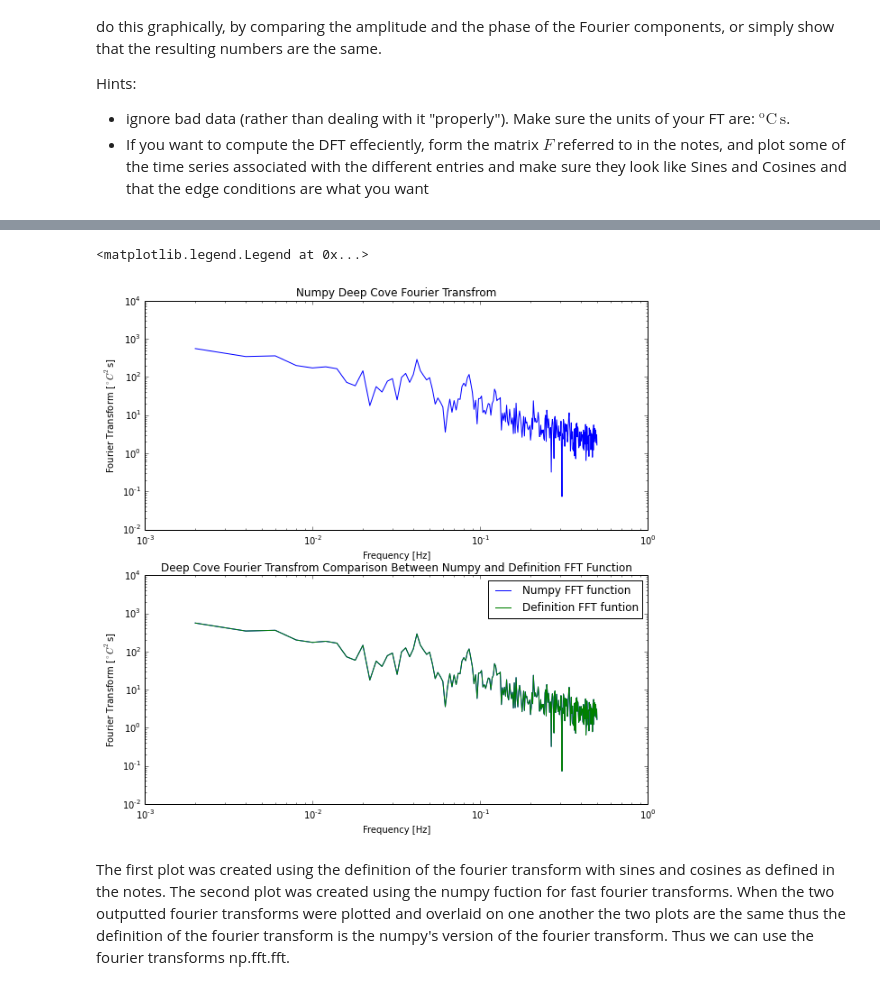
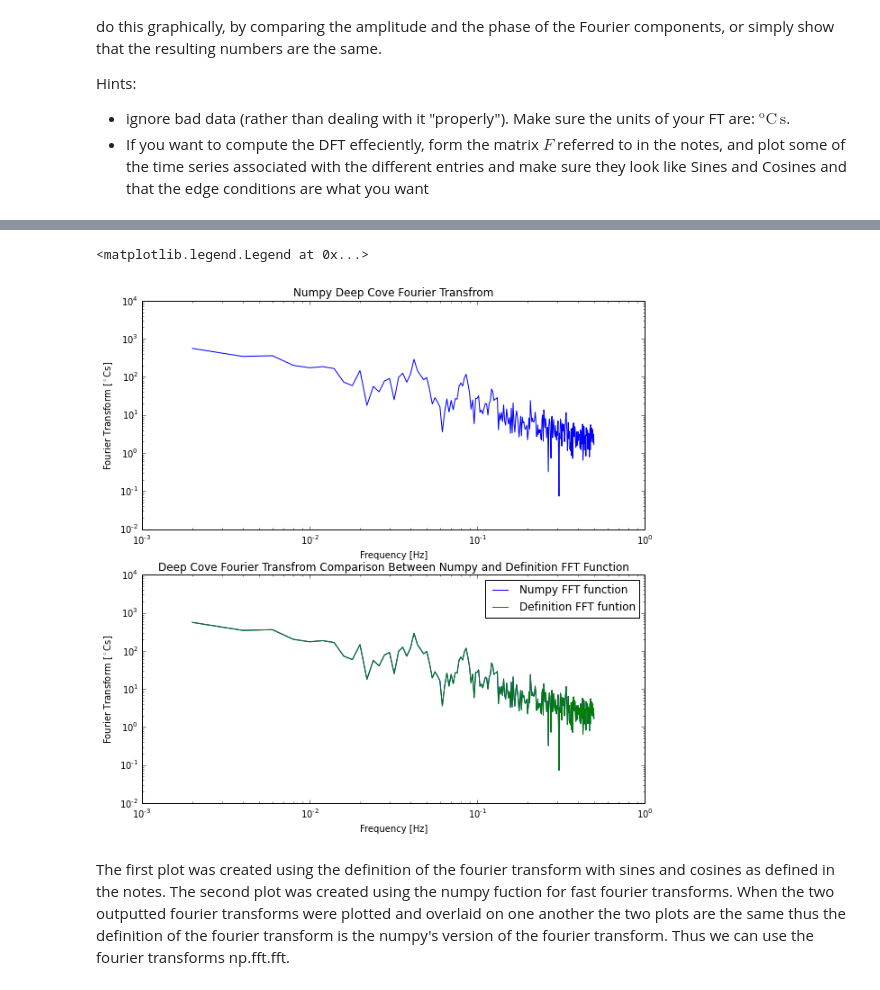
Before and after one commit to spalmer91/Phys411Assignments, a Jupyter notebook: Assignment-04 Samantha Palmer Complete.ipynb, the cells around one changed output, grey strips where cells are left out. Cells and saved outputs as stored; diff of their text form; code cells hidden in the pictures.

```diff
--- a/Assignment-04 Samantha Palmer Complete.ipynb
+++ b/Assignment-04 Samantha Palmer Complete.ipynb
@@ -70,22 +70,22 @@ ax3.set_title('Definition Deep Cove Fourier Transfrom')
 # %%
 DCX = np.fft.fft(dcsubset)
 fdcx = np.fft.fftfreq(len(dcsubset))
 fig = plt.figure(figsize = (10, 10))
 ax=fig.add_subplot(2,1,1)
 ax.loglog(fdcx, np.abs(DCX))
 ax.set_xlabel ('Frequency [Hz]')
-ax.set_ylabel(r'Fourier Transform [$^\circ$$C^2$s]')
+ax.set_ylabel(r'Fourier Transform [$^\circ$Cs]')
 ax.set_title('Numpy Deep Cove Fourier Transfrom')
 ax1 = fig.add_subplot(2,1,2)
 ax1.loglog(fdcx, np.abs(DCX), label = "Numpy FFT function")
 ax1.loglog(fk, np.abs(X), label = "Definition FFT funtion")
 ax1.set_xlabel ('Frequency [Hz]')
-ax1.set_ylabel(r'Fourier Transform [$^\circ$$C^2$s]')
+ax1.set_ylabel(r'Fourier Transform [$^\circ$Cs]')
 ax1.set_title('Deep Cove Fourier Transfrom Comparison Between Numpy and Definition FFT Function')
 ax1.legend()
 # %% [output]
 <matplotlib.legend.Legend at 0x...>
-[figure, old version]
+[figure, new version]
 # %% [markdown]
 The first plot was created using the definition of the fourier transform with sines and cosines as defined in the notes.  The second plot was created using the numpy fuction for fast fourier transforms.
 When the two outputted fourier transforms were plotted and overlaid on one another the two plots are the same thus the definition of the fourier transform is the numpy's version of the fourier transform.  Thus we can use the fourier transforms np.fft.fft.
```
Also changed, not shown: parts of 1 cell of this notebook.
